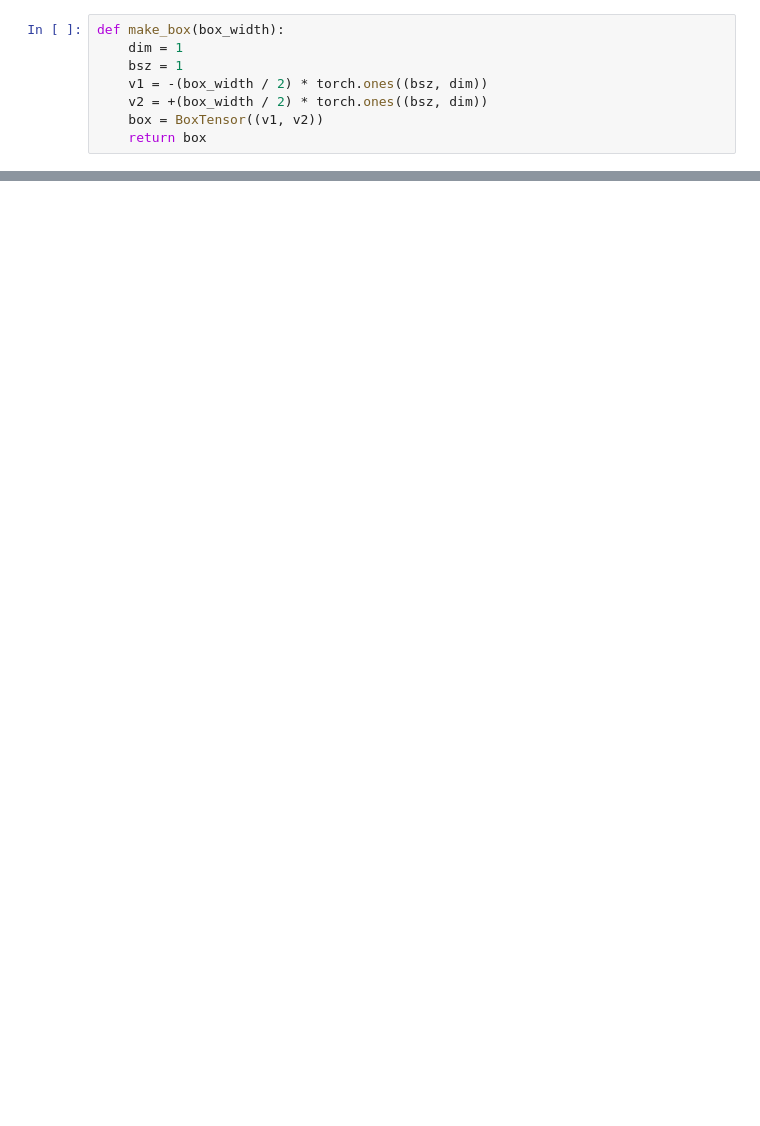
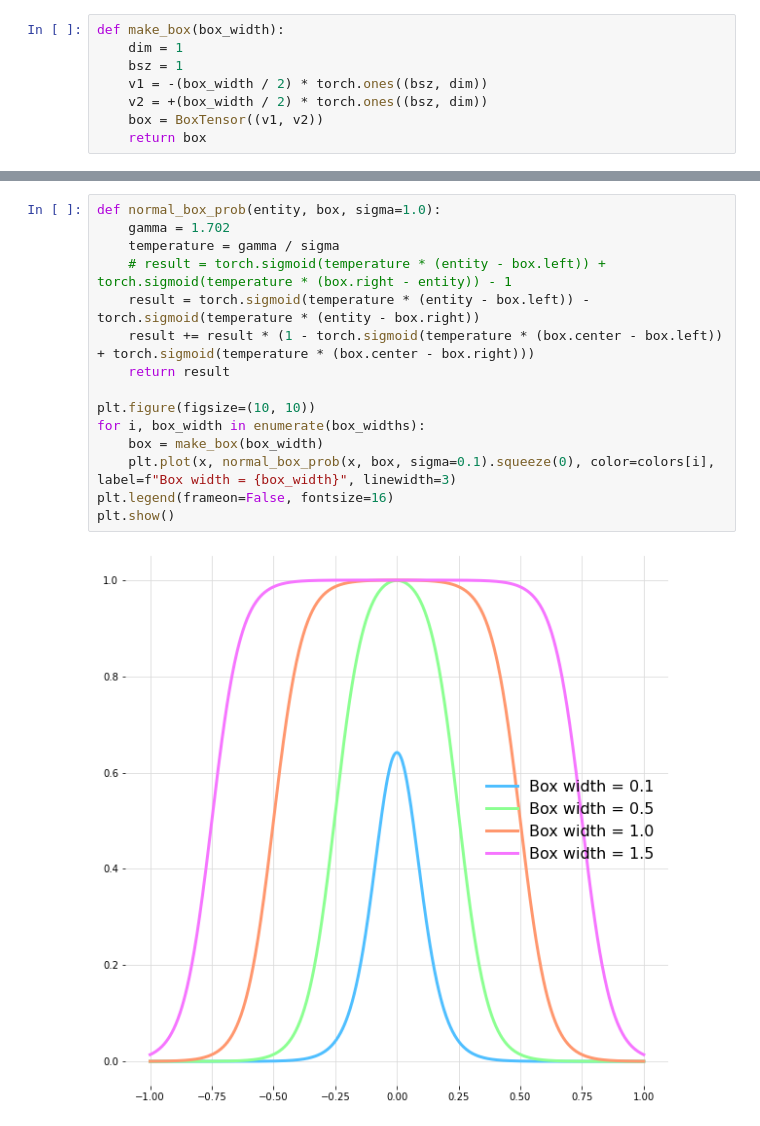
Before and after one commit to facebookresearch/BELA, a Jupyter notebook: duck/notebooks/box_dist_fn.ipynb, the cells around one changed output, grey strips where cells are left out. Drawn from its saved outputs; the diff is of its cells as text; blank space fills up the shorter version.

```diff
--- a/duck/notebooks/box_dist_fn.ipynb
+++ b/duck/notebooks/box_dist_fn.ipynb
@@ -49,0 +53,17 @@ plt.show()
+# %%
+def normal_box_prob(entity, box, sigma=1.0):
+    gamma = 1.702
+    temperature = gamma / sigma
+    # result = torch.sigmoid(temperature * (entity - box.left)) + torch.sigmoid(temperature * (box.right - entity)) - 1
+    result = torch.sigmoid(temperature * (entity - box.left)) - torch.sigmoid(temperature * (entity - box.right))
+    result += result * (1 - torch.sigmoid(temperature * (box.center - box.left)) + torch.sigmoid(temperature * (box.center - box.right)))
+    return result
+
+plt.figure(figsize=(10, 10))
+for i, box_width in enumerate(box_widths):
+    box = make_box(box_width)
+    plt.plot(x, normal_box_prob(x, box, sigma=0.1).squeeze(0), color=colors[i], label=f"Box width = {box_width}", linewidth=3)
+plt.legend(frameon=False, fontsize=16)
+plt.show()
+# %% [output]
+[figure, added]
```
Also changed, not shown: parts of 5 cells of this notebook, 3 other files.
